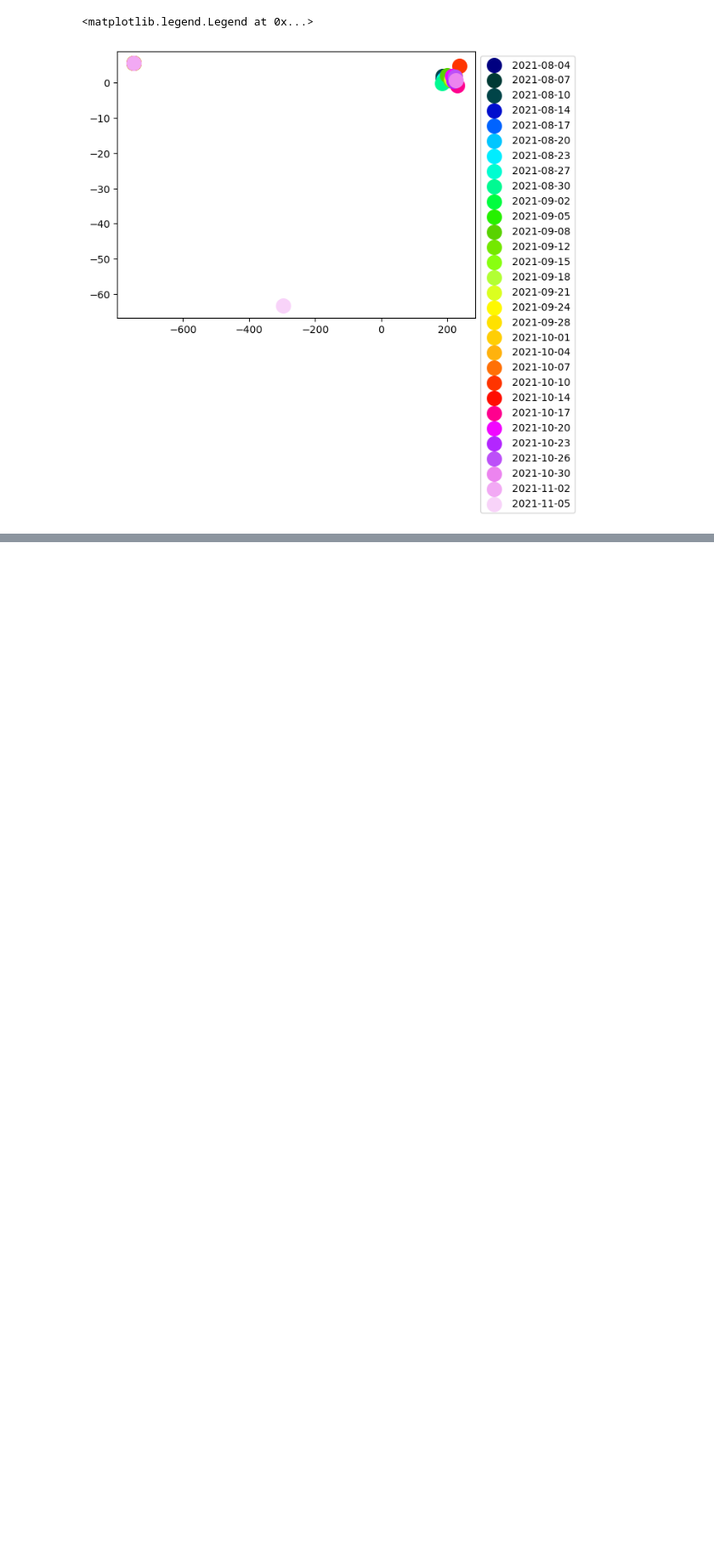
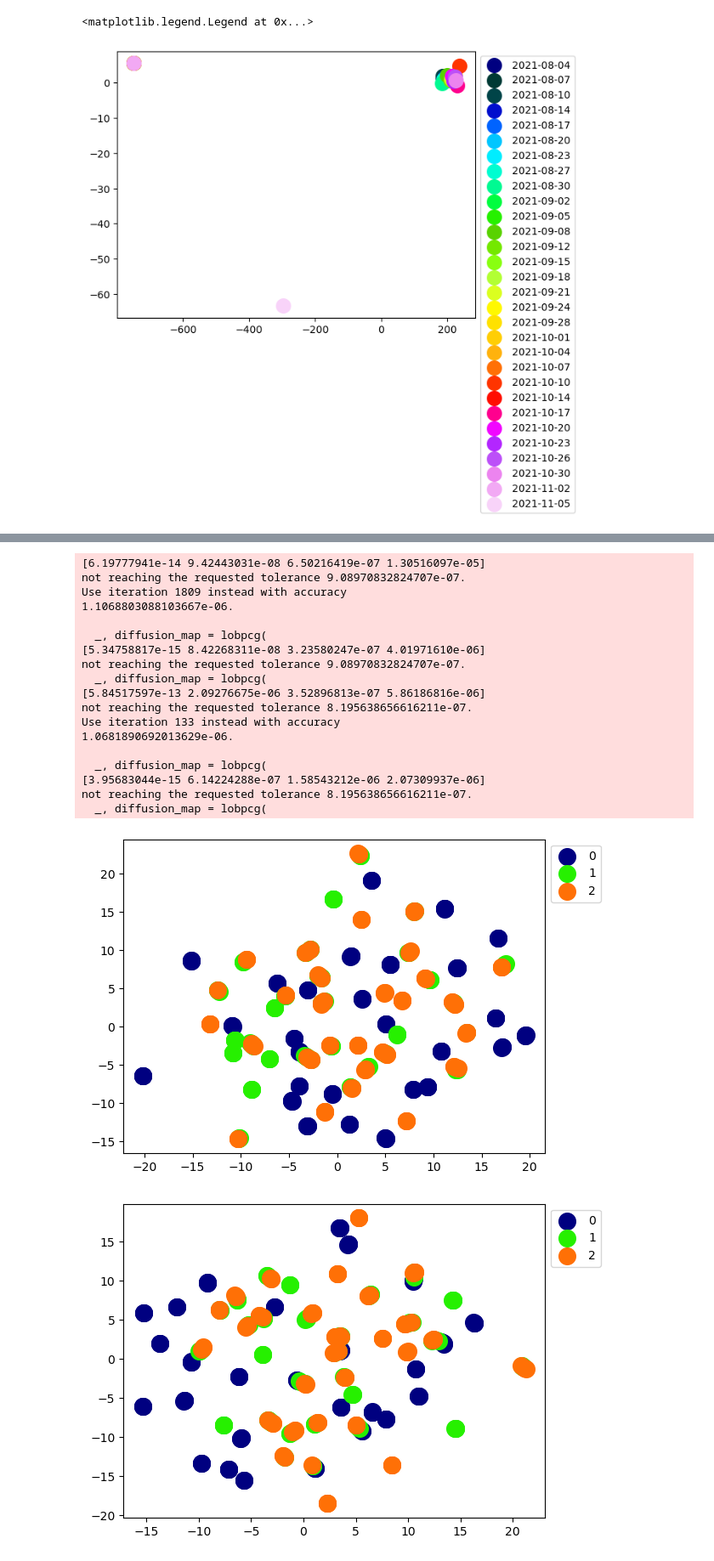
Before and after one commit to AliBagheriNejad/SDSFD, a Jupyter notebook: test_2.ipynb, the cells around one changed output, grey strips where cells are left out. Shown at 85% size. Cells and saved outputs as stored; diff of their text form; code cells hidden in the pictures; blank space fills up the shorter version.

```diff
--- a/test_2.ipynb
+++ b/test_2.ipynb
@@ -605,0 +678,8 @@ plt.legend(loc='upper left', bbox_to_anchor=(1,1))
+# %%
+ch_1_f1 = ch_1 + noise_1
+ch_2_f2 = ch_2 + noise_2
+# %%
+df_ch1 = create_dataset(pd.Series(ch_1), 1024, 0)
+df_ch2 = create_dataset(pd.Series(ch_2), 1024, 0)
+df_ch1f = create_dataset(pd.Series(ch_1_f1), 1024, 0)
+df_ch2f = create_dataset(pd.Series(ch_2_f2), 1024, 0)
@@ -605,0 +724,3 @@ plt.legend(loc='upper left', bbox_to_anchor=(1,1))
+# %%
+X_tensor = torch.tensor(X_scaled, dtype=torch.float32).to(device)
+y_gen = torch.tensor(y_gen, dtype=torch.int8).to(device)
@@ -605,0 +751,51 @@ plt.legend(loc='upper left', bbox_to_anchor=(1,1))
+# %%
+model_1.eval()
+model_2.eval()
+
+feat_1 = extract_second_features(model_1, X_tensor, device)
+feat_2 = extract_features(model_2, X_tensor, device)
+# %%
+umap_reducer = UMAP(n_components=2, random_state=69, n_neighbors=3)
+embeddings_1 = umap_reducer.fit_transform(feat_1)
+embeddings_2 = umap_reducer.fit_transform(feat_2)
+embeddings_3 = umap_reducer.fit_transform(X_tensor.cpu().detach().numpy().reshape(97*3,-1))
+labels = y_gen
+
+ems = [embeddings_1, embeddings_2, embeddings_3]
+
+for p in ems:
+    embeddings = p
+    plt.figure()
+    for i in range(np.unique(labels).shape[0]):  # Assuming 10 classes
+        indices = labels == np.unique(labels)[i]
+        plt.scatter(
+            embeddings[indices, 0],
+            embeddings[indices, 1],
+            label=f'{np.unique(labels)[i]}' ,
+            s=200,
+            alpha=1,
+            color=cmap(i/len(np.unique(labels)))
+        )
+
+    plt.legend(loc='upper left', bbox_to_anchor=(1,1))
+# %% [output]
+[6.19777941e-14 9.42443031e-08 6.50216419e-07 1.30516097e-05]
+not reaching the requested tolerance 9.08970832824707e-07.
+Use iteration 1809 instead with accuracy
+1.1068803088103667e-06.
+
+  _, diffusion_map = lobpcg(
+[5.34758817e-15 8.42268311e-08 3.23580247e-07 4.01971610e-06]
+not reaching the requested tolerance 9.08970832824707e-07.
+  _, diffusion_map = lobpcg(
+[5.84517597e-13 2.09276675e-06 3.52896813e-07 5.86186816e-06]
+not reaching the requested tolerance 8.195638656616211e-07.
+Use iteration 133 instead with accuracy
+1.0681890692013629e-06.
+
+  _, diffusion_map = lobpcg(
+[3.95683044e-15 6.14224288e-07 1.58543212e-06 2.07309937e-06]
+not reaching the requested tolerance 8.195638656616211e-07.
+  _, diffusion_map = lobpcg(
+[figure, added]
+[figure, added]
```
Also changed, not shown: parts of 18 cells of this notebook, 2 other files.
